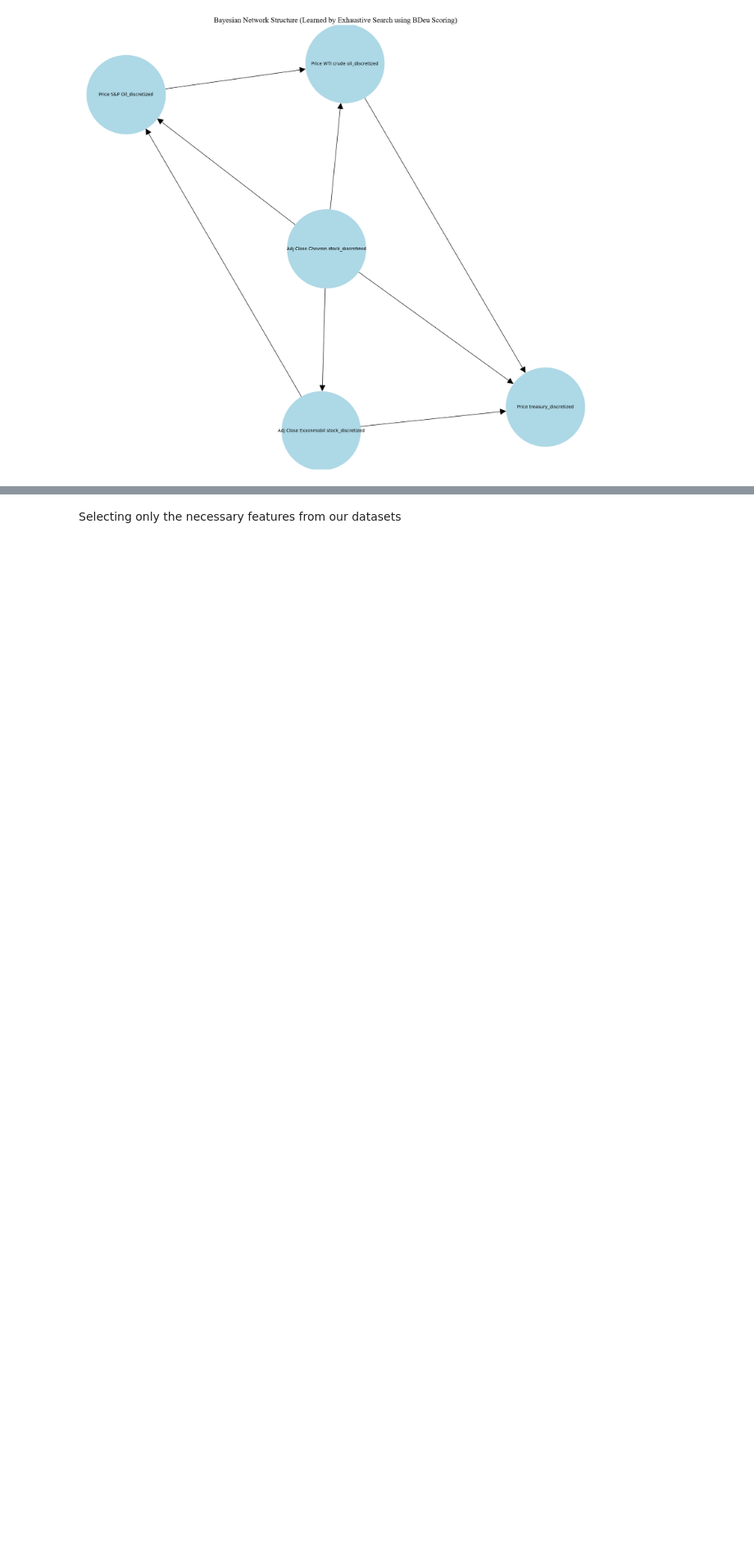
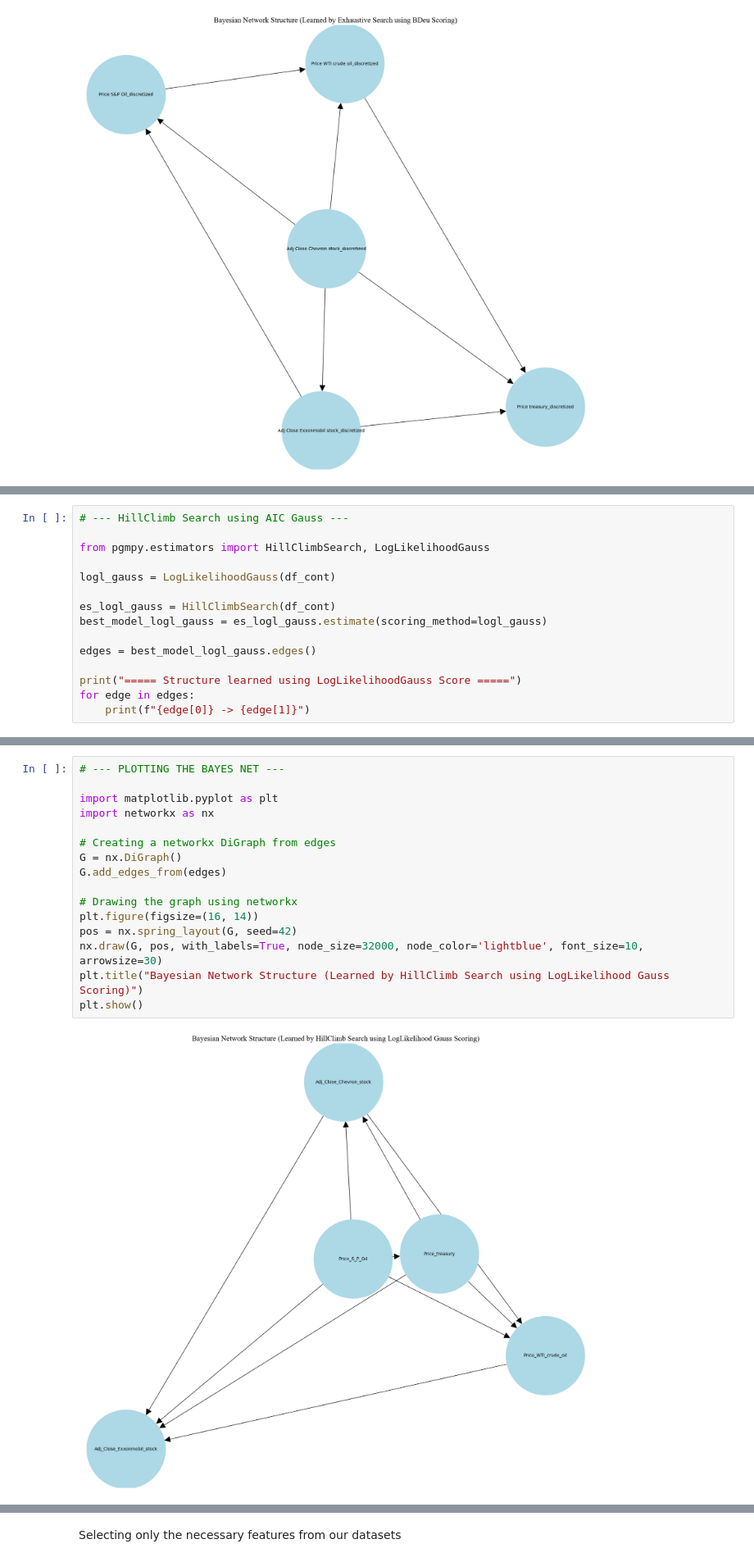
Before and after one commit to spynegroup/ZaheenChevron, a Jupyter notebook: Design_Credit.ipynb, the cells around one changed output, grey strips where cells are left out. Shown at 82% size. Drawn from its saved outputs; the diff is of its cells as text; blank space fills up the shorter version.

```diff
--- a/Design_Credit.ipynb
+++ b/Design_Credit.ipynb
@@ -655,0 +859,15 @@ plt.show()
+# %%
+# --- HillClimb Search using AIC Gauss ---
+
+from pgmpy.estimators import HillClimbSearch, LogLikelihoodGauss
+
+logl_gauss = LogLikelihoodGauss(df_cont)
+
+es_logl_gauss = HillClimbSearch(df_cont)
+best_model_logl_gauss = es_logl_gauss.estimate(scoring_method=logl_gauss)
+
+edges = best_model_logl_gauss.edges()
+
+print("===== Structure learned using LogLikelihoodGauss Score =====")
+for edge in edges:
+    print(f"{edge[0]} -> {edge[1]}")
@@ -656,2 +892,20 @@ plt.show()
+# %%
+# --- PLOTTING THE BAYES NET ---
+
+import matplotlib.pyplot as plt
+import networkx as nx
+
+# Creating a networkx DiGraph from edges
+G = nx.DiGraph()
+G.add_edges_from(edges)
+
+# Drawing the graph using networkx
+plt.figure(figsize=(16, 14))
+pos = nx.spring_layout(G, seed=42)
+nx.draw(G, pos, with_labels=True, node_size=32000, node_color='lightblue', font_size=10, arrowsize=30)
+plt.title("Bayesian Network Structure (Learned by HillClimb Search using LogLikelihood Gauss Scoring)")
+plt.show()
+# %% [output]
+[figure, added]
 # %%
 from pgmpy.estimators import MaximumLikelihoodEstimator
```
Also changed, not shown: parts of 49 cells of this notebook, 19 other files.
